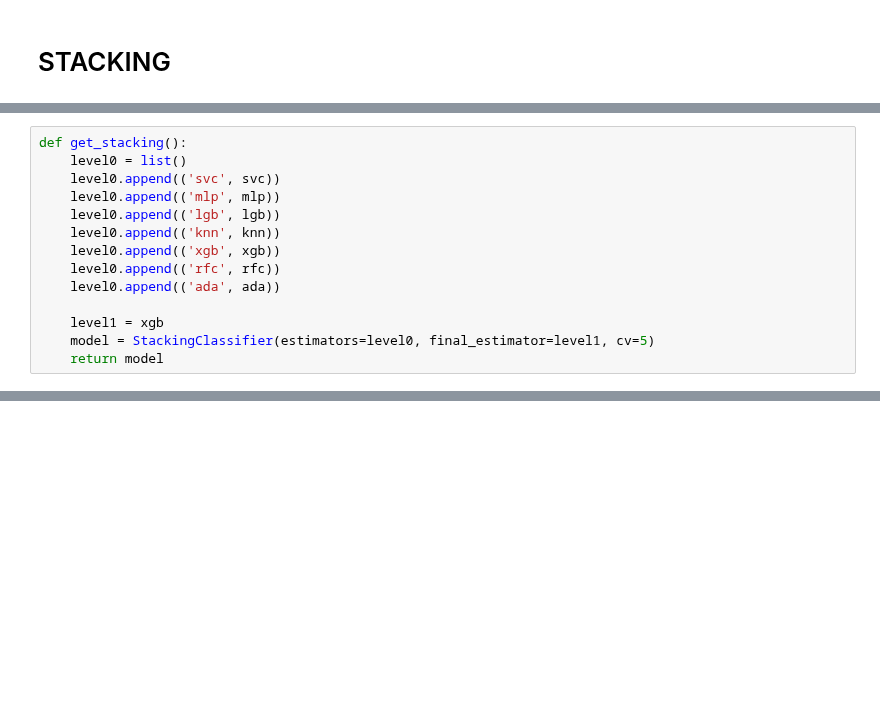
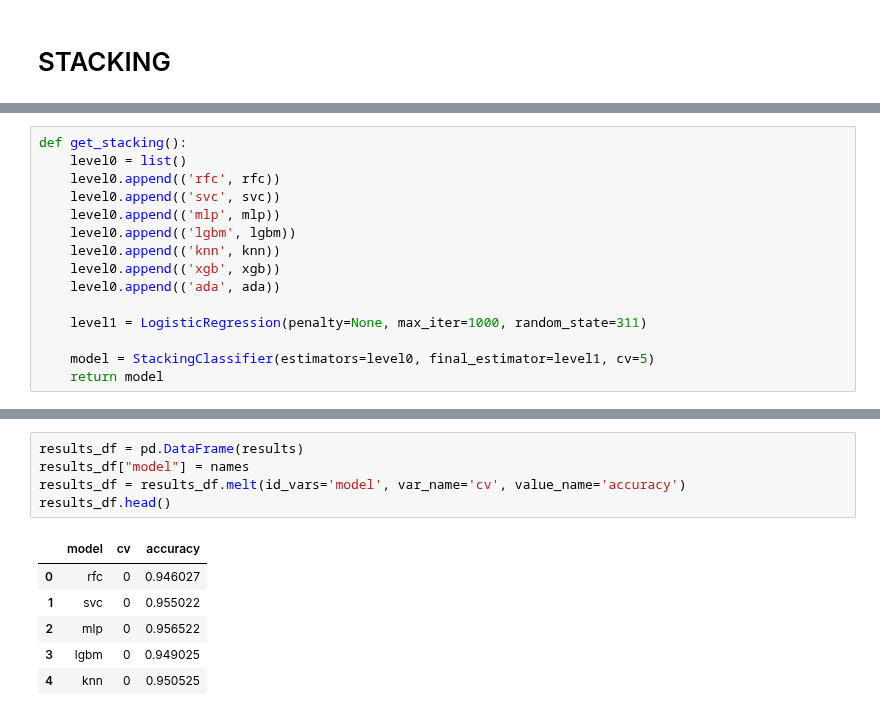
Before and after one commit to tomaszzywicki/Dry-Bean-Classification, a Jupyter notebook: notebooks/data_preparation.ipynb, the cells around one changed output, grey strips where cells are left out. Drawn from its saved outputs; the diff is of its cells as text; blank space fills up the shorter version.

```diff
--- a/notebooks/data_preparation.ipynb
+++ b/notebooks/data_preparation.ipynb
@@ -490,14 +494,15 @@ warnings.filterwarnings('ignore')
 # %%
 def get_stacking():
     level0 = list()
+    level0.append(('rfc', rfc))
     level0.append(('svc', svc))
     level0.append(('mlp', mlp))
-    level0.append(('lgb', lgb))
+    level0.append(('lgbm', lgbm))
     level0.append(('knn', knn))
     level0.append(('xgb', xgb))
-    level0.append(('rfc', rfc))
     level0.append(('ada', ada))
 
-    level1 = xgb
+    level1 = LogisticRegression(penalty=None, max_iter=1000, random_state=311)
+
     model = StackingClassifier(estimators=level0, final_estimator=level1, cv=5)
     return model
@@ -503,0 +547,12 @@ def get_stacking():
+# %%
+results_df = pd.DataFrame(results)
+results_df["model"] = names
+results_df = results_df.melt(id_vars='model', var_name='cv', value_name='accuracy')
+results_df.head()
+# %% [output]
+|  | model | cv | accuracy |
+| 0 | rfc | 0 | 0.946027 |
+| 1 | svc | 0 | 0.955022 |
+| 2 | mlp | 0 | 0.956522 |
+| 3 | lgbm | 0 | 0.949025 |
+| 4 | knn | 0 | 0.950525 |
```
Also changed, not shown: parts of 6 cells of this notebook.
